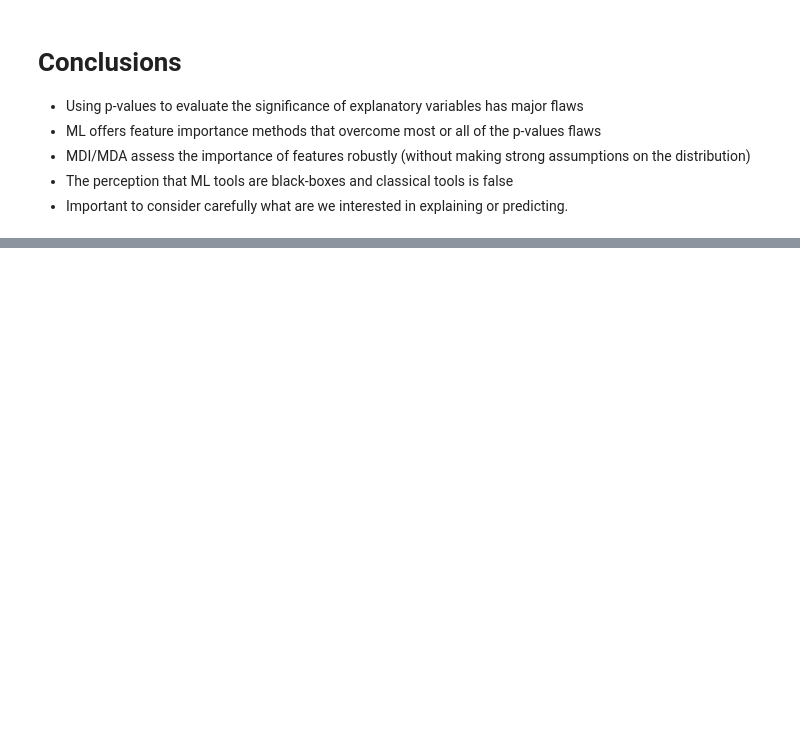
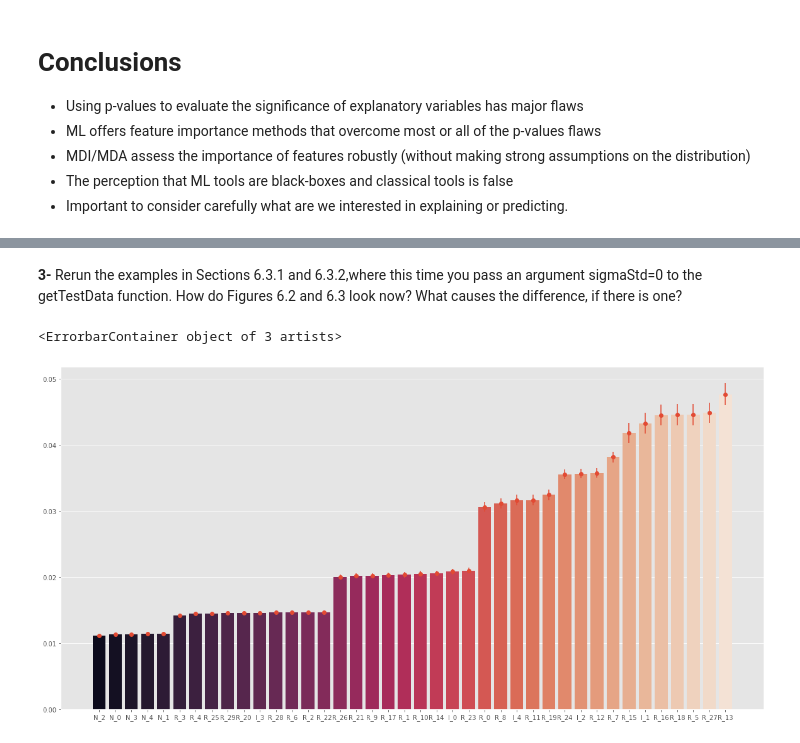
Before and after one commit to samatix/ml-asset-managers, a Jupyter notebook: notebooks/feature_importance.ipynb, the cells around one changed output, grey strips where cells are left out. Saved outputs shown, nothing was run; the diff lists cells and outputs as text; code cells hidden in the pictures; blank space fills up the shorter version.

Commit message:
Adding additional answers to the exercices from the features importance chapter

```diff
--- a/notebooks/feature_importance.ipynb
+++ b/notebooks/feature_importance.ipynb
@@ -412,0 +439,32 @@ the variable is relevant, given the observed evidence? No as explained in cavet#
+# %% [markdown]
+**3-** Rerun the examples in Sections 6.3.1 and 6.3.2,where this time you pass an argument sigmaStd=0
+to the getTestData function. How do Figures 6.2 and 6.3 look now?
+What causes the difference, if there is one?
+# %%
+# MDI
+from sklearn.tree import DecisionTreeClassifier
+from sklearn.ensemble import BaggingClassifier
+
+X, y = get_test_data(
+    n_features=40, n_informative=5, n_redundant=30, n_samples=10000
+)
+
+clf = DecisionTreeClassifier(
+    criterion='entropy',
+    max_features=1,
+    class_weight='balanced',
+    min_weight_fraction_leaf=0
+)
+
+clf = BaggingClassifier(base_estimator=clf, n_estimators=1000,
+                        max_features=1., max_samples=1.)
+
+clf_fit = clf.fit(X,y)
+
+imp = feat_imp_mdi(clf=clf_fit, feat_names=X.columns).sort_values(by=['mean'])
+
+ax = sns.barplot(x=imp.index, y=imp['mean'].values, palette="rocket")
+ax.errorbar(imp.index, imp['mean'], yerr=imp['std'], ls='none', fmt='-o')
+# %% [output]
+<ErrorbarContainer object of 3 artists>
+[figure, added]
```
Also changed, not shown: parts of 9 cells of this notebook.
